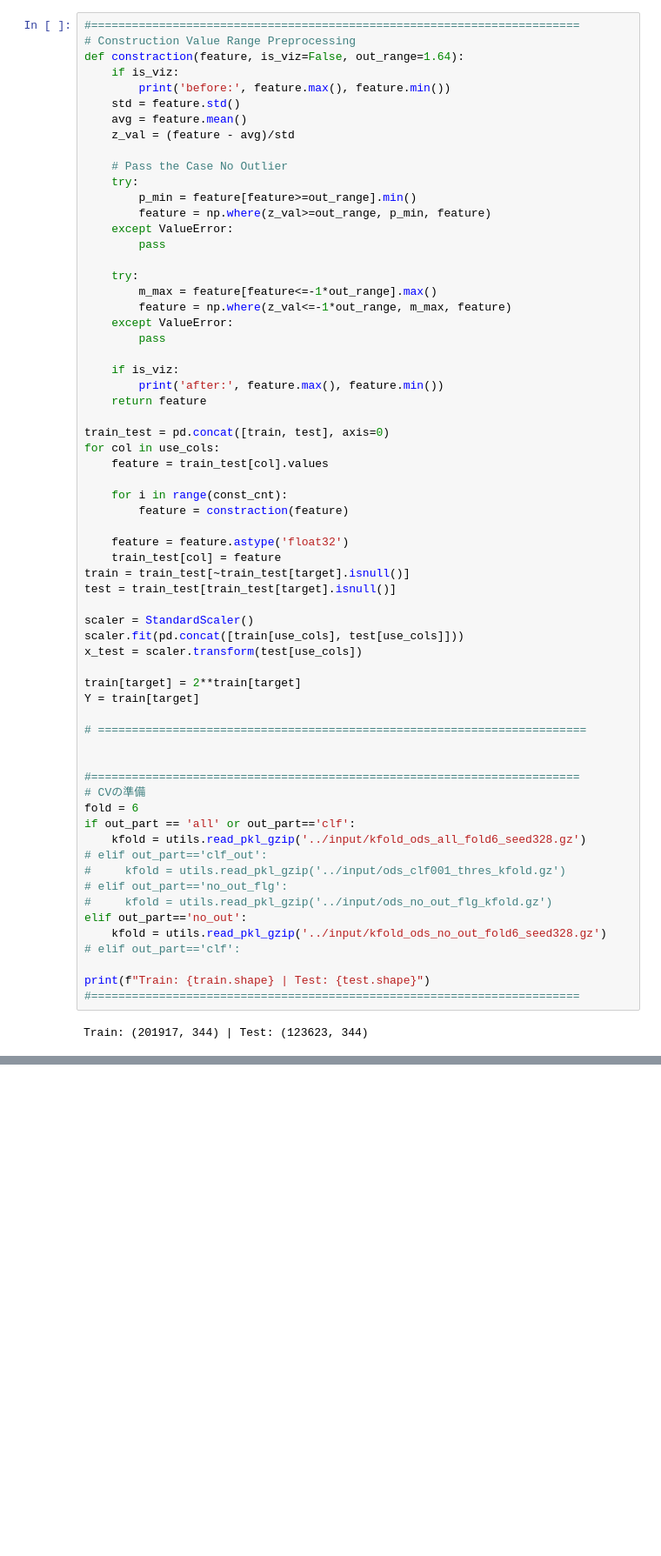
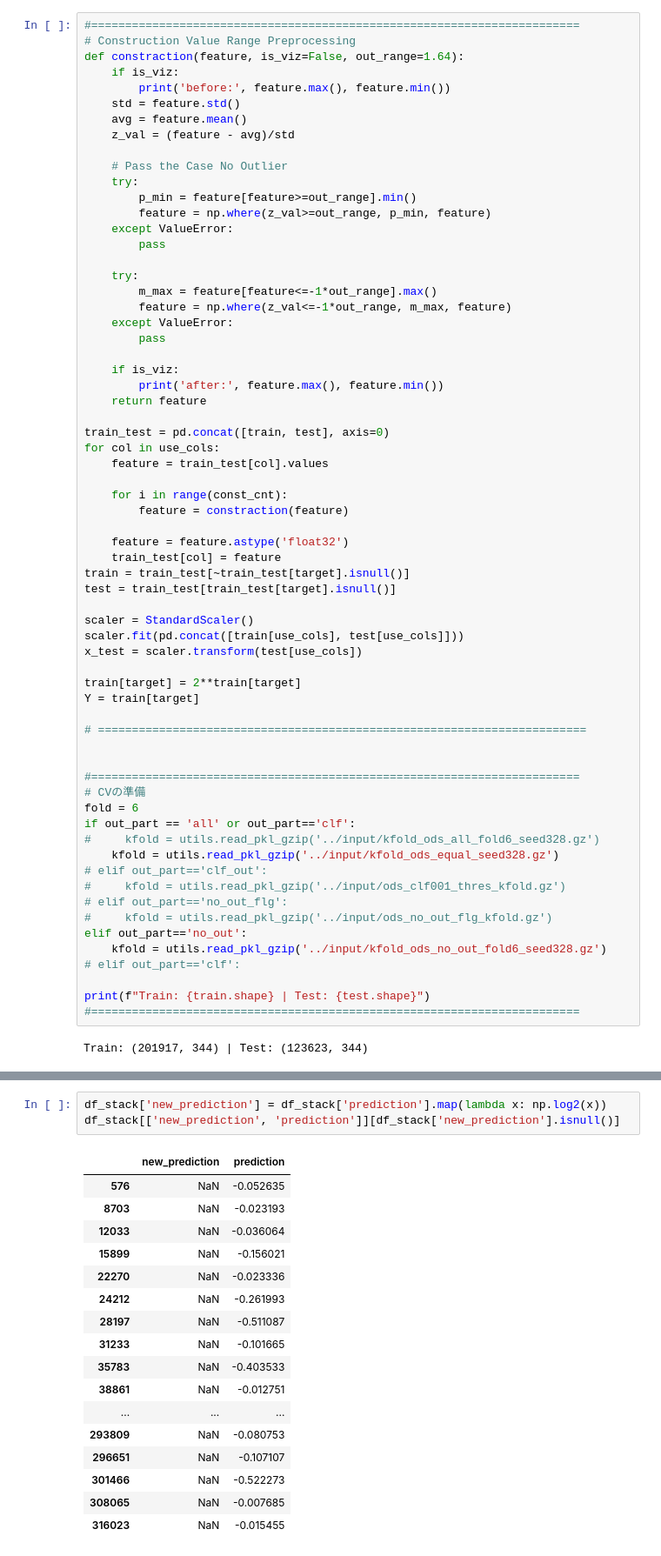
Before and after one commit to Chestnut1999/Elo-Recommendation-23place, a Jupyter notebook: jpy/236_keras_no_out.ipynb, the cells around one changed output, grey strips where cells are left out. Shown at 87% size. Saved outputs shown, nothing was run; the diff lists cells and outputs as text; blank space fills up the shorter version.

```diff
--- a/jpy/236_keras_no_out.ipynb
+++ b/jpy/236_keras_no_out.ipynb
@@ -189,7 +189,8 @@ Y = train[target]
 # CVの準備
 fold = 6
 if out_part == 'all' or out_part=='clf':
-    kfold = utils.read_pkl_gzip('../input/kfold_ods_all_fold6_seed328.gz')
+#     kfold = utils.read_pkl_gzip('../input/kfold_ods_all_fold6_seed328.gz')
+    kfold = utils.read_pkl_gzip('../input/kfold_ods_equal_seed328.gz')
 # elif out_part=='clf_out':
 #     kfold = utils.read_pkl_gzip('../input/ods_clf001_thres_kfold.gz')
 # elif out_part=='no_out_flg':
@@ -390,0 +391,21 @@ Stacking Shape: (325540, 5)
+# %%
+df_stack['new_prediction'] = df_stack['prediction'].map(lambda x: np.log2(x))
+df_stack[['new_prediction', 'prediction']][df_stack['new_prediction'].isnull()]
+# %% [output]
+|  | new_prediction | prediction |
+| 576 | NaN | -0.052635 |
+| 8703 | NaN | -0.023193 |
+| 12033 | NaN | -0.036064 |
+| 15899 | NaN | -0.156021 |
+| 22270 | NaN | -0.023336 |
+| 24212 | NaN | -0.261993 |
+| 28197 | NaN | -0.511087 |
+| 31233 | NaN | -0.101665 |
+| 35783 | NaN | -0.403533 |
+| 38861 | NaN | -0.012751 |
+| ... | ... | ... |
+| 293809 | NaN | -0.080753 |
+| 296651 | NaN | -0.107107 |
+| 301466 | NaN | -0.522273 |
+| 308065 | NaN | -0.007685 |
+| 316023 | NaN | -0.015455 |
```
Also changed, not shown: parts of 4 cells of this notebook, 1 other file.
